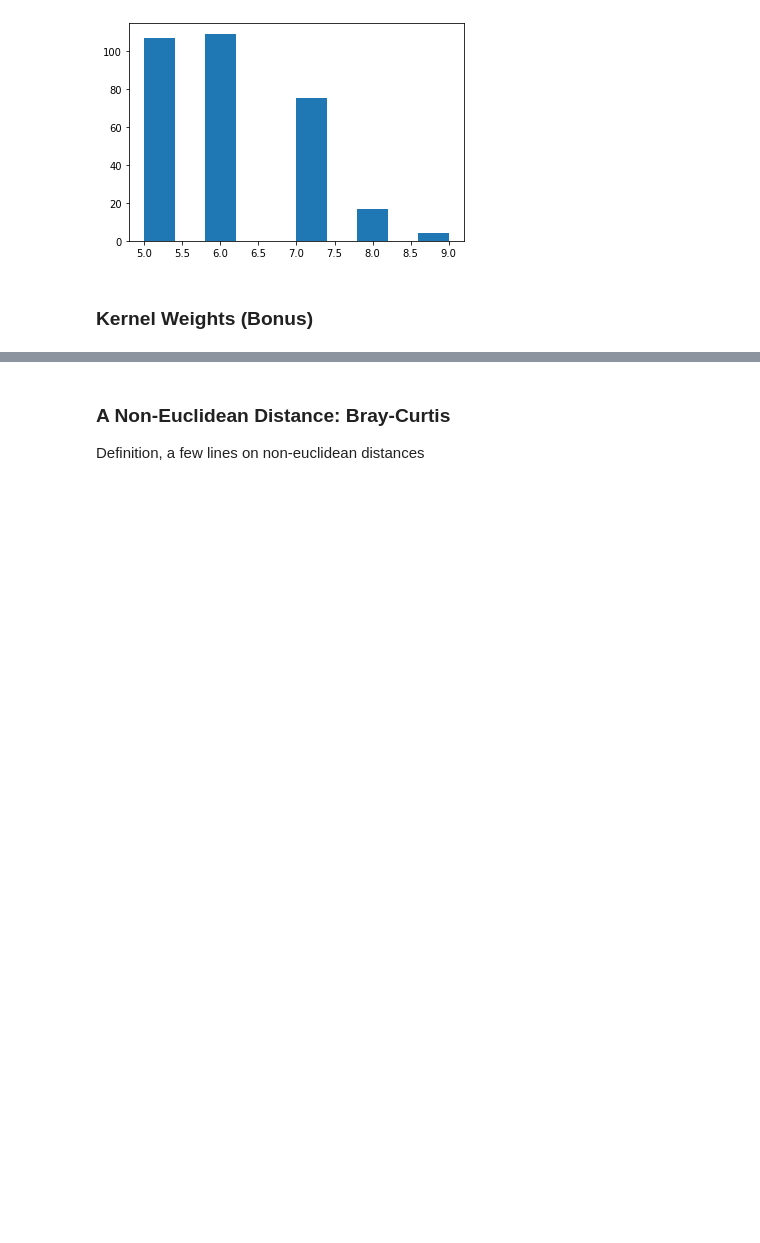
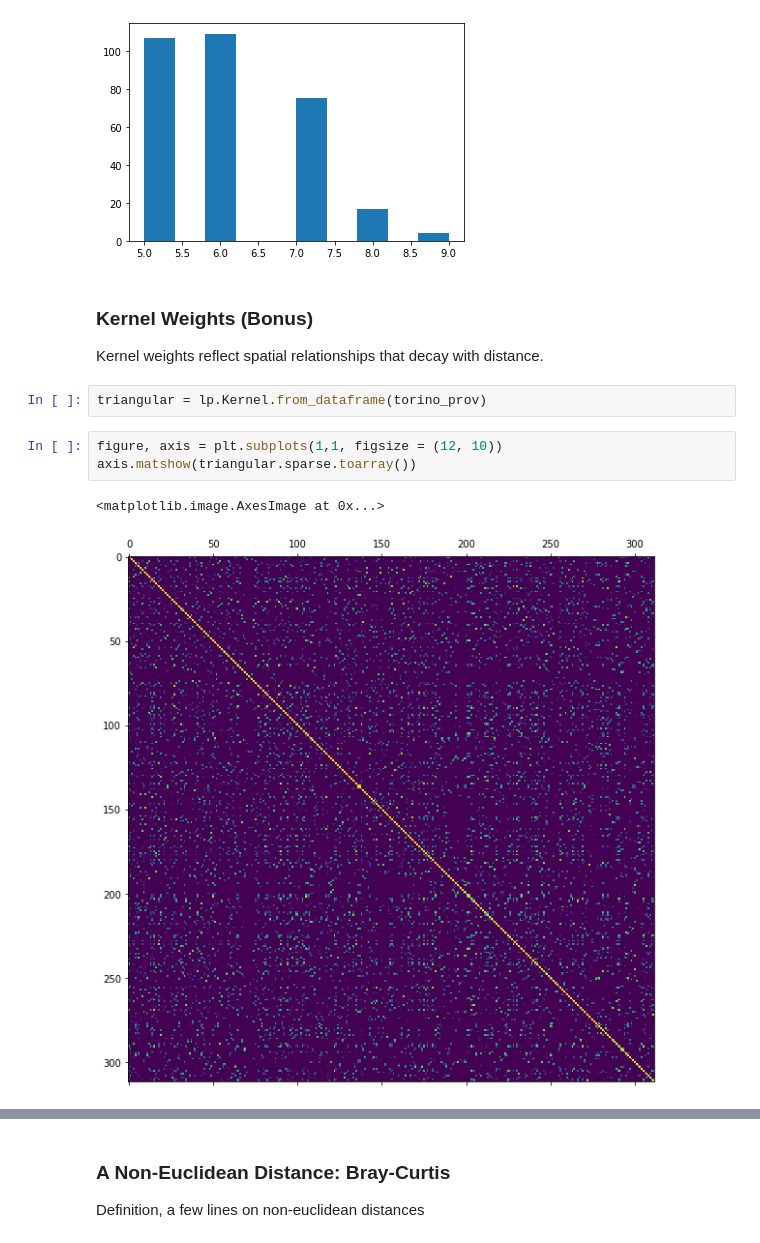
Before and after one commit to MachineLearningJournalClub/HowToTackleAMLCompetition, a Jupyter notebook: HowToTackleAMLCompetition/Lecture7|AdvancedFeatures.ipynb, the cells around one changed output, grey strips where cells are left out. Cells and saved outputs as stored; diff of their text form; blank space fills up the shorter version.

```diff
--- a/HowToTackleAMLCompetition/Lecture7|AdvancedFeatures.ipynb
+++ b/HowToTackleAMLCompetition/Lecture7|AdvancedFeatures.ipynb
@@ -156,3 +195,13 @@ plt.hist(w_knn5_symmetric.sparse.sum(axis = 1))
 [figure]
 # %% [markdown]
 ### Kernel Weights (Bonus)
+
+Kernel weights reflect spatial relationships that decay with distance.
+# %%
+triangular = lp.Kernel.from_dataframe(torino_prov)
+# %%
+figure, axis = plt.subplots(1,1, figsize = (12, 10))
+axis.matshow(triangular.sparse.toarray())
+# %% [output]
+<matplotlib.image.AxesImage at 0x...>
+[figure, added]
```
Also changed, not shown: parts of 22 cells of this notebook.
